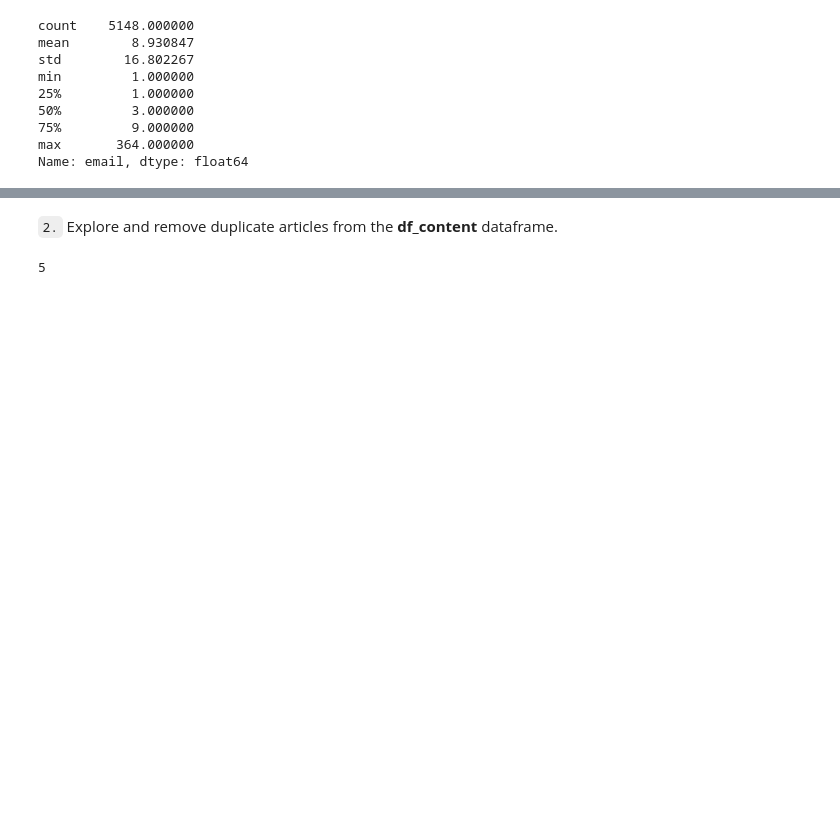
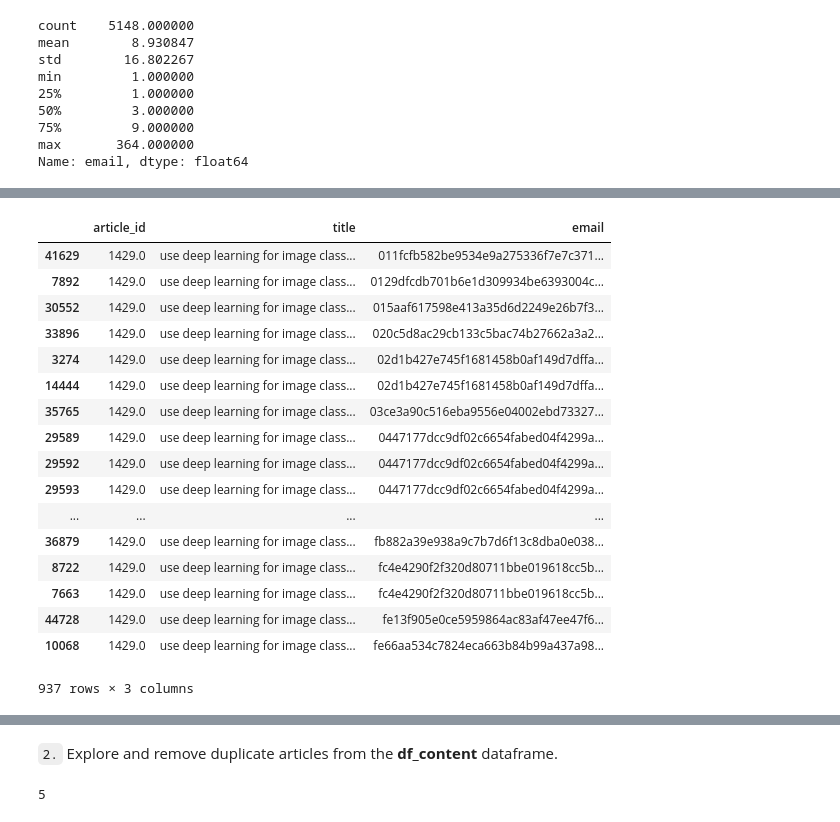
Before and after one commit to amosvoron/udacity, a Jupyter notebook: Recommendations_with_IBM.ipynb, the cells around one changed output, grey strips where cells are left out. Saved outputs shown, nothing was run; the diff lists cells and outputs as text; code cells hidden in the pictures; blank space fills up the shorter version.

```diff
--- a/Recommendations_with_IBM.ipynb
+++ b/Recommendations_with_IBM.ipynb
@@ -118,0 +305,21 @@ data.boxplot(column=['count'], grid=False, fontsize=13, figsize=(6,8))
+# %%
+df[df['article_id'] == 1429.0].sort_values(by='email')
+# %% [output]
+|  | article_id | title | email |
+| 41629 | 1429.0 | use deep learning for image class... | 011fcfb582be9534e9a275336f7e7c371... |
+| 7892 | 1429.0 | use deep learning for image class... | 0129dfcdb701b6e1d309934be6393004c... |
+| 30552 | 1429.0 | use deep learning for image class... | 015aaf617598e413a35d6d2249e26b7f3... |
+| 33896 | 1429.0 | use deep learning for image class... | 020c5d8ac29cb133c5bac74b27662a3a2... |
+| 3274 | 1429.0 | use deep learning for image class... | 02d1b427e745f1681458b0af149d7dffa... |
+| 14444 | 1429.0 | use deep learning for image class... | 02d1b427e745f1681458b0af149d7dffa... |
+| 35765 | 1429.0 | use deep learning for image class... | 03ce3a90c516eba9556e04002ebd73327... |
+| 29589 | 1429.0 | use deep learning for image class... | 0447177dcc9df02c6654fabed04f4299a... |
+| 29592 | 1429.0 | use deep learning for image class... | 0447177dcc9df02c6654fabed04f4299a... |
+| 29593 | 1429.0 | use deep learning for image class... | 0447177dcc9df02c6654fabed04f4299a... |
+| ... | ... | ... | ... |
+| 36879 | 1429.0 | use deep learning for image class... | fb882a39e938a9c7b7d6f13c8dba0e038... |
+| 8722 | 1429.0 | use deep learning for image class... | fc4e4290f2f320d80711bbe019618cc5b... |
+| 7663 | 1429.0 | use deep learning for image class... | fc4e4290f2f320d80711bbe019618cc5b... |
+| 44728 | 1429.0 | use deep learning for image class... | fe13f905e0ce5959864ac83af47ee47f6... |
+| 10068 | 1429.0 | use deep learning for image class... | fe66aa534c7824eca663b84b99a437a98... |
+937 rows × 3 columns
```
Also changed, not shown: parts of 36 cells of this notebook.
